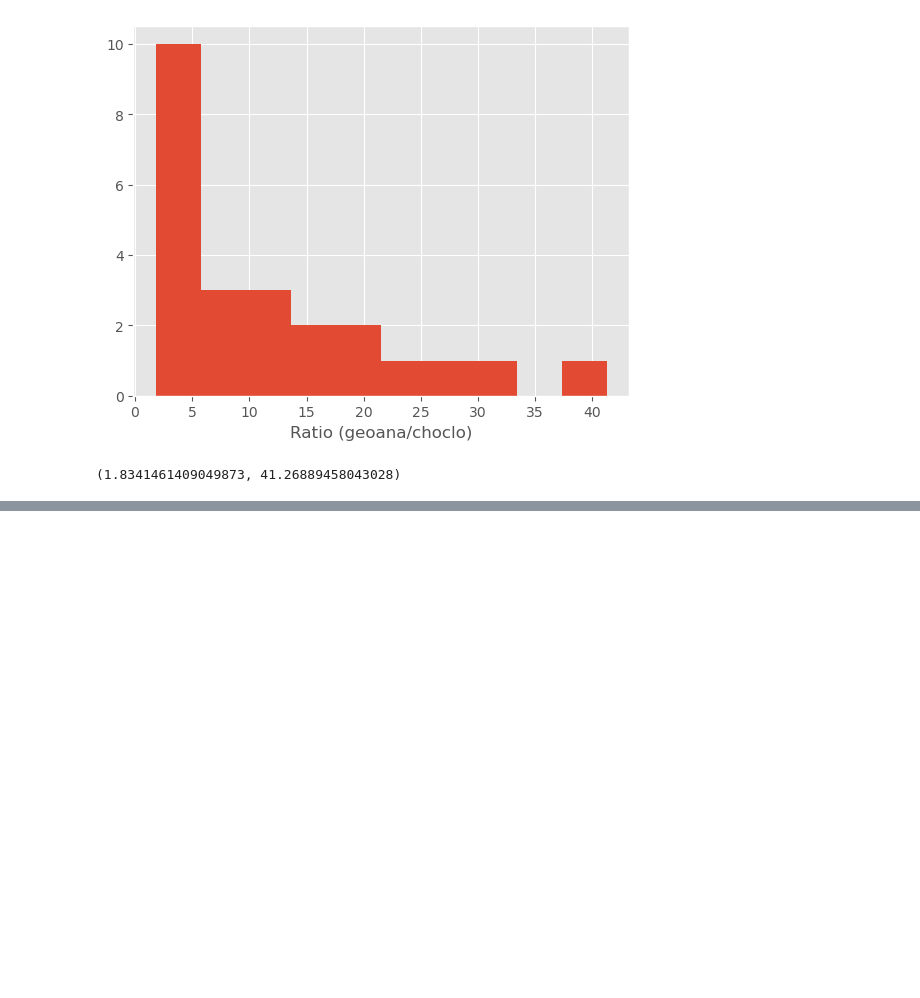
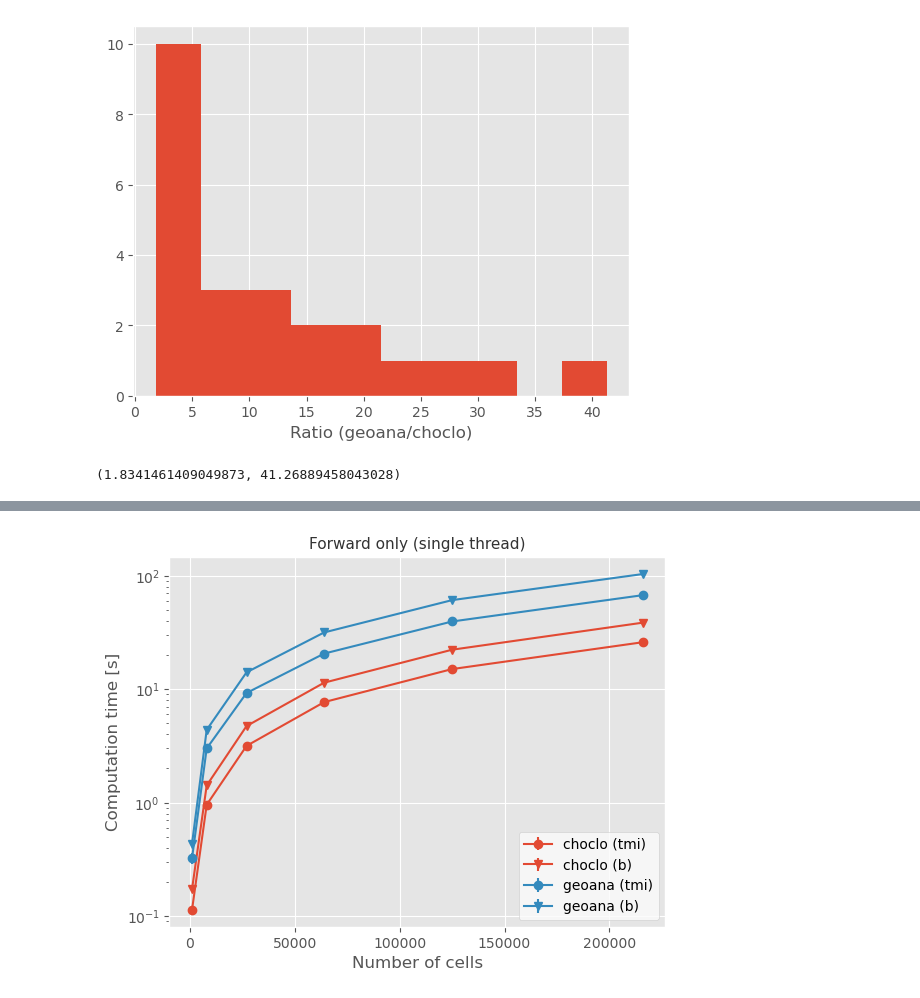
Before and after one commit to santisoler/simpeg-benchmarks-magnetic, a Jupyter notebook: code/figures.ipynb, the cells around one changed output, grey strips where cells are left out. Drawn from its saved outputs; the diff is of its cells as text; code cells hidden in the pictures; blank space fills up the shorter version.

Commit message:
Update figures notebook

```diff
--- a/code/figures.ipynb
+++ b/code/figures.ipynb
@@ -10,6 +10,15 @@ plt.style.use("ggplot")
 matplotlib.rcParams["axes.titlesize"] = 11
 matplotlib.rcParams["axes.titlecolor"] = "#333333"
 matplotlib.rcParams["legend.facecolor"] = "#fbfbfb"
+# %%
+def get_title(forward_only, parallel):
+    """Generate title for plot"""
+    title = "Forward only" if forward_only else "Sensitivity matrix"
+    if parallel:
+        title += " (parallel)"
+    else:
+        title += " (single thread)"
+    return title
 # %%
 results_dir = Path("..") / "results"
 for f in results_dir.iterdir():
@@ -311,0 +324,4 @@ ratii.values.min(), ratii.values.max()
+# %%
+fname = results_dir / "benchmarks-serial-vector.nc"
+vector_serial = xr.load_dataset(fname)
+vector_serial
@@ -311,0 +341,20 @@ ratii.values.min(), ratii.values.max()
+# %%
+forward_only = True
+title = get_title(forward_only, parallel=False)
+
+colors = ["C0", "C1", "C2", "C3"]
+markers = ["o", "v"]
+
+for color, engine in zip(colors, vector_serial.engine.values):
+    for marker, field in zip(markers, vector_serial.field.values):
+        tmp = vector_serial.sel(engine=engine, field=field, forward_only=forward_only)
+        plt.errorbar(tmp.n_cells, tmp.times, yerr=tmp.times_std, label=f"{engine} ({field})", marker=marker, color=color)
+
+plt.yscale("log")
+plt.xlabel("Number of cells")
+plt.ylabel("Computation time [s]")
+plt.title(title)
+plt.legend()
+plt.show()
+# %% [output]
+[figure, added]
```
Also changed, not shown: parts of 14 cells of this notebook.
